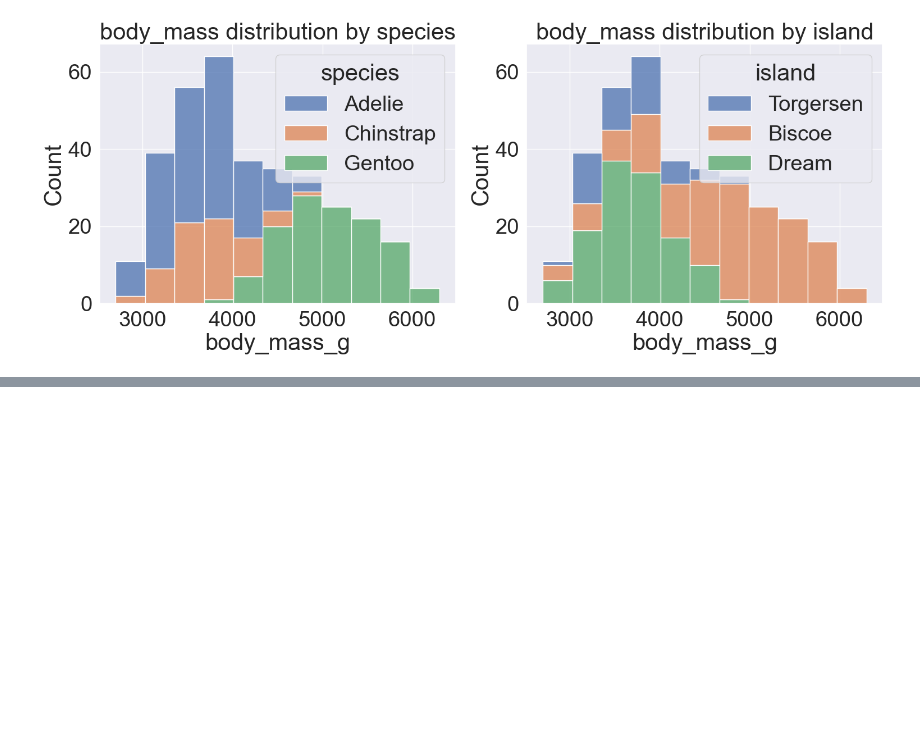
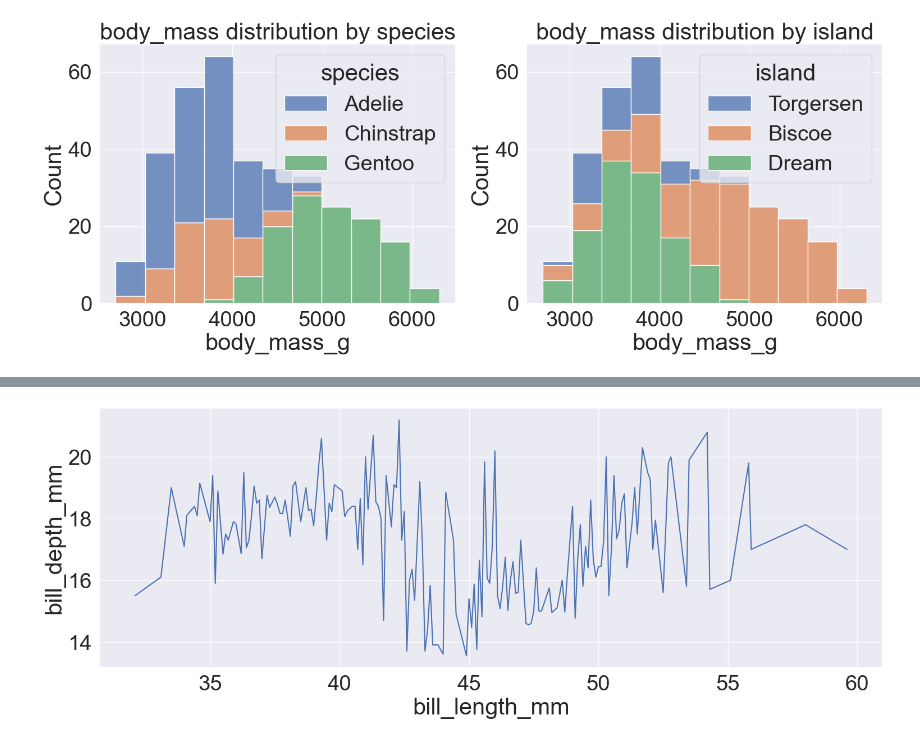
Before and after one commit to JW-Namsta/Kaggle_Study, a Jupyter notebook: Penguin/penguin_1.ipynb, the cells around one changed output, grey strips where cells are left out. Drawn from its saved outputs; the diff is of its cells as text; code cells hidden in the pictures; blank space fills up the shorter version.

```diff
--- a/Penguin/penguin_1.ipynb
+++ b/Penguin/penguin_1.ipynb
@@ -99,0 +105,8 @@ plt.show()
+# %%
+##### 뿌리 길이와 폭의 양상을 확인. 근데 별로 상관 없는거 같다.
+
+f,ax = plt.subplots(1,1,figsize=(18,6))
+sns.lineplot(data=df, x='bill_length_mm',y='bill_depth_mm', ci=None,ax=ax)
+plt.show()
+# %% [output]
+[figure, added]
```
Also changed, not shown: parts of 1 cell of this notebook.
